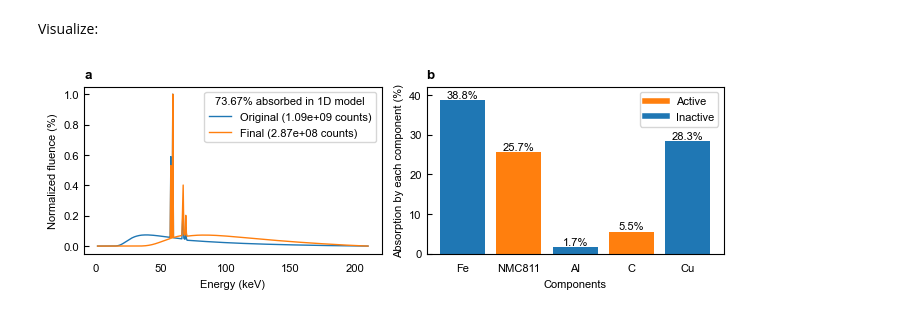
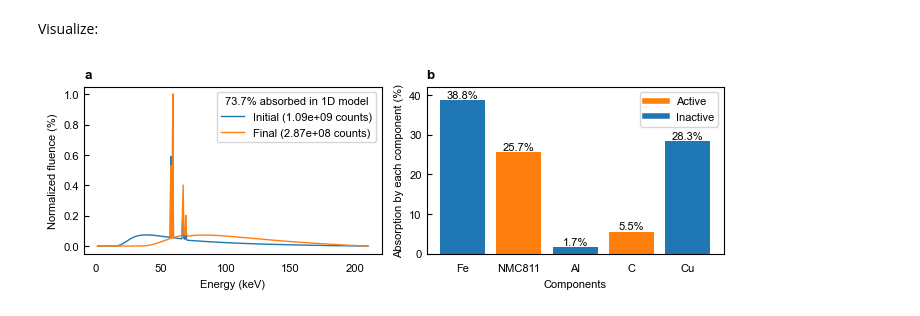
Before and after one commit to jinhongm-umich/X-ray-influence, a Jupyter notebook: absorption_modeling/absorption.ipynb, the cells around one changed output. Saved outputs shown, nothing was run; the diff lists cells and outputs as text; code cells hidden in the pictures.

Commit message:
Tweaks to absorption figure

```diff
--- a/absorption_modeling/absorption.ipynb
+++ b/absorption_modeling/absorption.ipynb
@@ -120,29 +120,29 @@ total_sum + fluence_final - fluence_original
 Visualize:
 # %%
 fig, ax = plt.subplots(figsize=(fig_width_2col_inches, fig_height), ncols=2, nrows=1)
-ax[0].plot(kbins_original, spectrum_original / spectrum_original.max(), label=f'Original ({fluence_original:.3g} counts)')
+ax[0].plot(kbins_original, spectrum_original / spectrum_original.max(), label=f'Initial ({fluence_original:.3g} counts)')
 ax[0].plot(kbins_final, spectrum_final / spectrum_final.max(), label=f'Final ({fluence_final:.3g} counts)')
 ax[0].set_xlabel('Energy (keV)')
 ax[0].set_ylabel('Normalized fluence (%)')
 ax[0].set_title('a', loc='left', weight='bold')
-ax[0].legend(title=f'{absorbed_percent:.2f}% absorbed in 1D model')
+ax[0].legend(title=f'{absorbed_percent:.1f}% absorbed in 1D model')
 
 
 colors = ['tab:orange' if key in ['NMC811', 'C'] else 'tab:blue' for key in absorption_dict_normalized.keys()]
 bars = ax[1].bar(absorption_dict_normalized.keys(), absorption_dict_normalized.values(), color=colors)
 ax[1].set_xlabel('Components')
 ax[1].set_ylabel('Absorption by each component (%)')
 ax[1].set_title('b', loc='left', weight='bold')
 active_patch = plt.Line2D([0], [0], color='tab:orange', lw=4, label='Active')
 inactive_patch = plt.Line2D([0], [0], color='tab:blue', lw=4, label='Inactive')
 ax[1].legend(handles=[active_patch, inactive_patch])
 # Add percentages at the top of each bar
 for bar, value in zip(bars, absorption_dict_normalized.values()):
     ax[1].text(bar.get_x() + bar.get_width() / 2, bar.get_height(),
              f'{value:.1f}%', ha='center', va='bottom')
 ax[1].set_ylim(0, 42.1)
 
 plt.tight_layout()
 plt.savefig('absorption_example.pdf', bbox_inches='tight')
 # %% [output]
-[figure, old version]
+[figure, new version]
```
Also changed, not shown: 1 other file.
